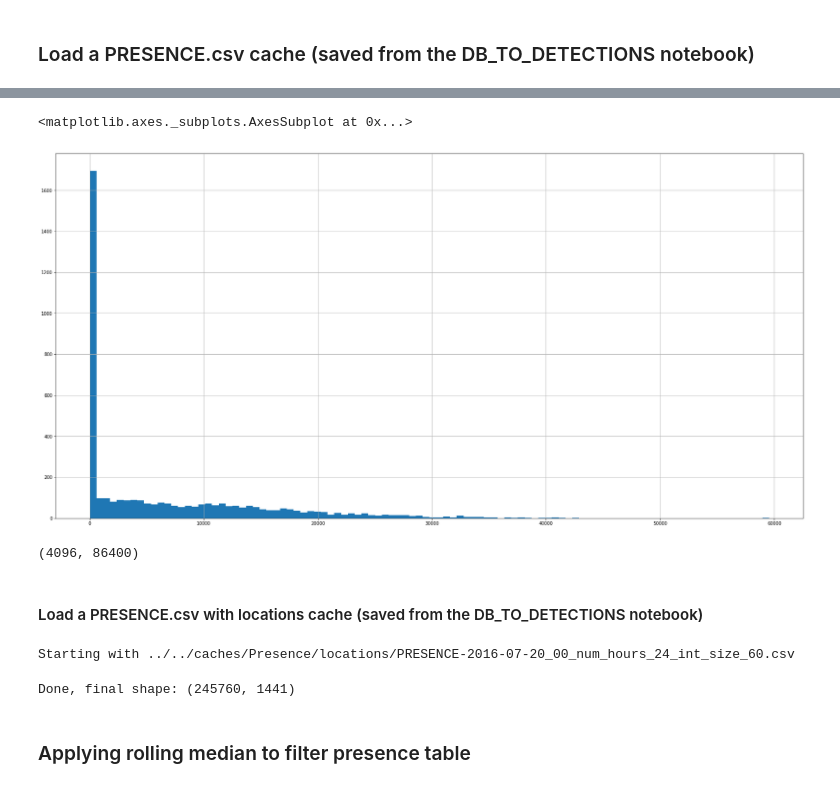
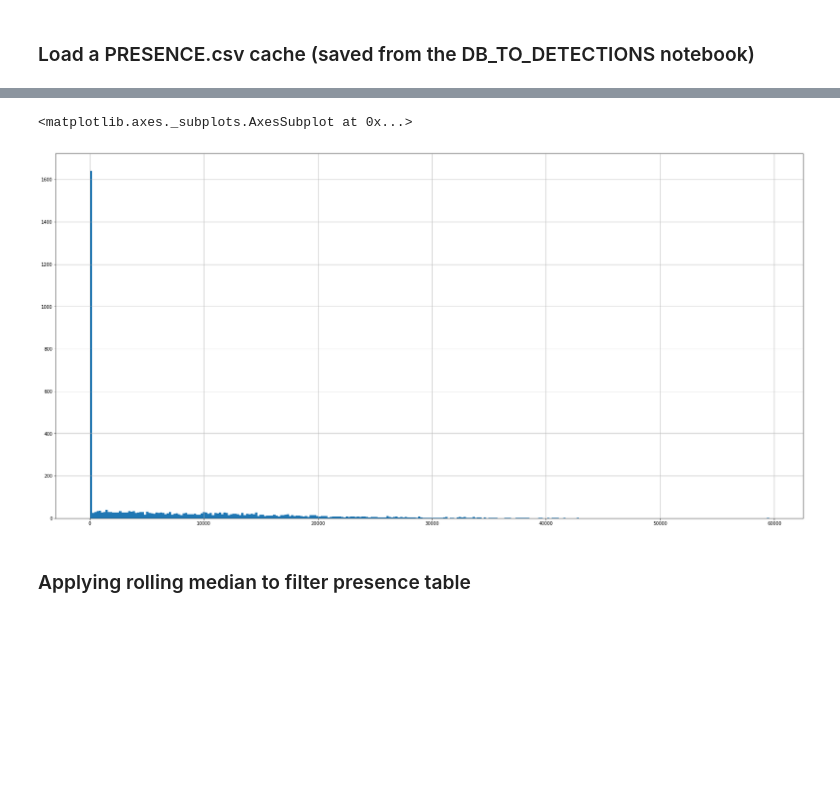
Before and after one commit to janek/Beesbook-life, a Jupyter notebook: Trips/TRIPS_MAIN_NOTEBOOK.ipynb, the cells around one changed output, grey strips where cells are left out. Cells and saved outputs as stored; diff of their text form; code cells hidden in the pictures; blank space fills up the shorter version.

```diff
--- a/Trips/TRIPS_MAIN_NOTEBOOK.ipynb
+++ b/Trips/TRIPS_MAIN_NOTEBOOK.ipynb
@@ -88,9 +88,3 @@ for id in bee_ids_as_beesbookid_format:
     bee_days_since_birth.append((datetime_start - meta.get_hatchdate(id)).days)
 # %% [markdown]
 ### Load a PRESENCE.csv cache (saved from the DB_TO_DETECTIONS notebook)
-# %%
-(csv_name, csv_path) = create_presence_cache_filename(num_hours, datetime_start, num_intervals_per_hour)
-print('Starting with '+csv_path)
-presence_df = pd.read_csv(csv_path).iloc[:,1:]
-print(presence_df.shape)
-presence_df.head()
@@ -107,25 +91,14 @@ Starting with ../../caches/Presence/PRESENCE-2016-07-20_00_num_hours_24_int_size
 # %%
-#Loading the csv of intermediate result (saved from prevoius cell)
-#example value: "/mnt/storage/janek/caches/Presence/PRESENCE-2016-08-23_00_num_hours_24_int_size_120.csv"
-
-#NOTE: the presence cache does not yet know what bees it contains!
-(csv_name, csv_path) = create_presence_cache_filename(num_hours, datetime_start, num_intervals_per_hour)
-print('Starting with '+csv_path)
-presence_df = pd.read_csv(csv_path).iloc[:,1:]
-#NOTE: save and read csv adds a duplicate index column, which has to be removed with iloc
-#TODO: find a cleaner way to to solve that
-
-#Load more Presence.csv days, in addition to the one we already loaded
-for i in tqdm(range(1, num_days_to_process)):
-
+presence_dfs = []
+for i in tqdm_notebook(range(0, num_days_to_process)):
     start_day = datetime_start+timedelta(days=i)
-
     (csv_name, csv_path) = create_presence_cache_filename(num_hours, start_day, num_intervals_per_hour)
     file = Path(csv_path)
     if file.exists() == False:
         print("File "+ csv_name + "Doesn't exist, stopping entire operation")
         break
-    new_presence_df = pd.read_csv(csv_path).iloc[:,1:]
-    presence_df = pd.concat([presence_df, new_presence_df], axis=1)
+    new_presence_df = pd.read_csv(csv_path).drop(columns=['id','Unnamed: 0'])
+    presence_dfs.append(new_presence_df)
+presence_df = pd.concat(presence_dfs, axis=1)
 print("Done, final shape: " + str(presence_df.shape))
 # %% [output]
@@ -134,47 +107,12 @@ Done, final shape: (4096, 86460)
-# %%
-presence_df = presence_df.drop(['id'], axis='columns')
 # %%
-pres_sum = presence_df.sum(axis=1)
+sum_pres_by_bee = presence_df.sum(axis=1)
+sum_pres_by_bee = sum_pres_by_bee.to_frame()
+sum_pres_by_bee.columns = ['presence_score_total']
 # %%
-# pres_sum_fil = pres_sum[pres_sum>0]
-pres_sum.hist(bins=100, figsize=(30,15))
+sum_pres_by_bee.presence_score_total.hist(bins=300, figsize=(30,15))
 # %% [output]
 <matplotlib.axes._subplots.AxesSubplot at 0x...>
-[figure, old version]
+[figure, new version]
-# %%
-presence_df.shape
-# %% [output]
-(4096, 86400)
-# %% [markdown]
-#### Load a PRESENCE.csv with locations cache (saved from the DB_TO_DETECTIONS notebook)
-# %%
-#TODO: make this a parametrized version of the previous
-#Loading the csv of intermediate result (saved from prevoius cell)
-#example value: "/mnt/storage/janek/caches/Presence/PRESENCE-2016-08-23_00_num_hours_24_int_size_120.csv"
-
-#NOTE: the presence cache does not yet know what bees it contains!
-(csv_name, csv_path) = create_presence_locations_cache_filename(num_hours, datetime_start, num_intervals_per_hour)
-print('Starting with '+csv_path)
-presence_locations_df = pd.read_csv(csv_path, dtype=object).iloc[:,1:]
-#NOTE: save and read csv adds a duplicate index column, which has to be removed with iloc
-#TODO: find a cleaner way to to solve that
-
-#Load more Presence.csv days, in addition to the one we already loaded
-for i in tqdm(range(1, num_days_to_process)):
-
-    start_day = datetime_start+timedelta(days=i)
-
-    (csv_name, csv_path) = create_presence_locations_cache_filename(num_hours, start_day, num_intervals_per_hour)
-    file = Path(csv_path)
-    if file.exists() == False:
-        print("File "+ csv_name + "Doesn't exist, stopping entire operation")
-        break
-    new_presence_locations_df = pd.read_csv(csv_path, dtype=object).iloc[:,1:]
-    presence_locations_df = pd.concat([presence_locations_df, new_presence_locations_df])
-print("Done, final shape: " + str(presence_locations_df.shape))
-# %% [output]
-Starting with ../../caches/Presence/locations/PRESENCE-2016-07-20_00_num_hours_24_int_size_60.csv
-Done, final shape: (245760, 1441)
 # %% [markdown]
 ### Applying rolling median to filter presence table
 # %%
```
Also changed, not shown: parts of 37 cells of this notebook, 6 other files.
